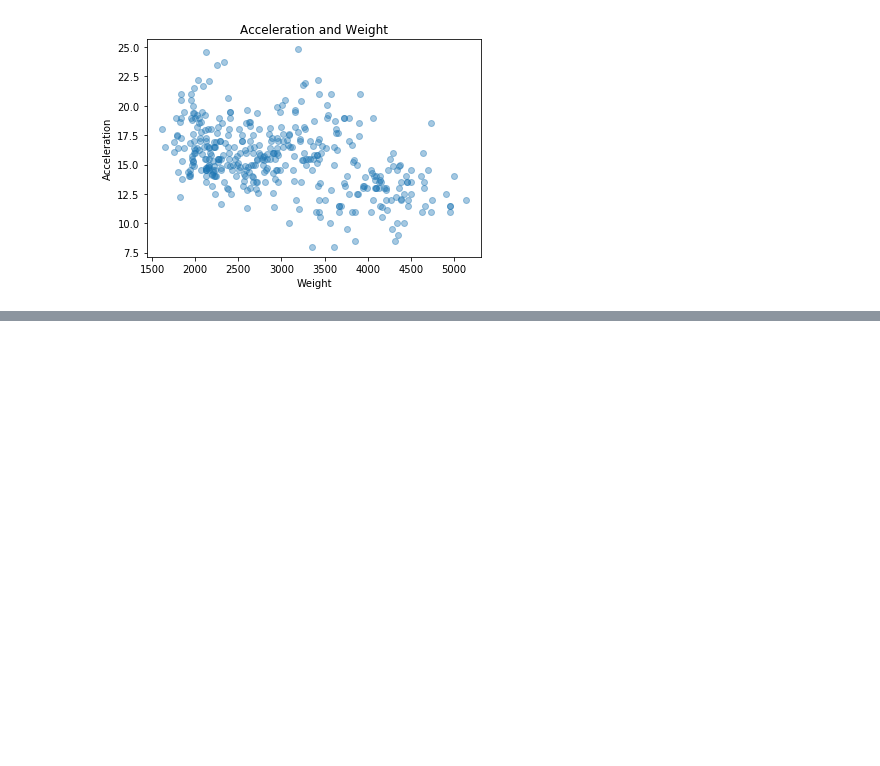
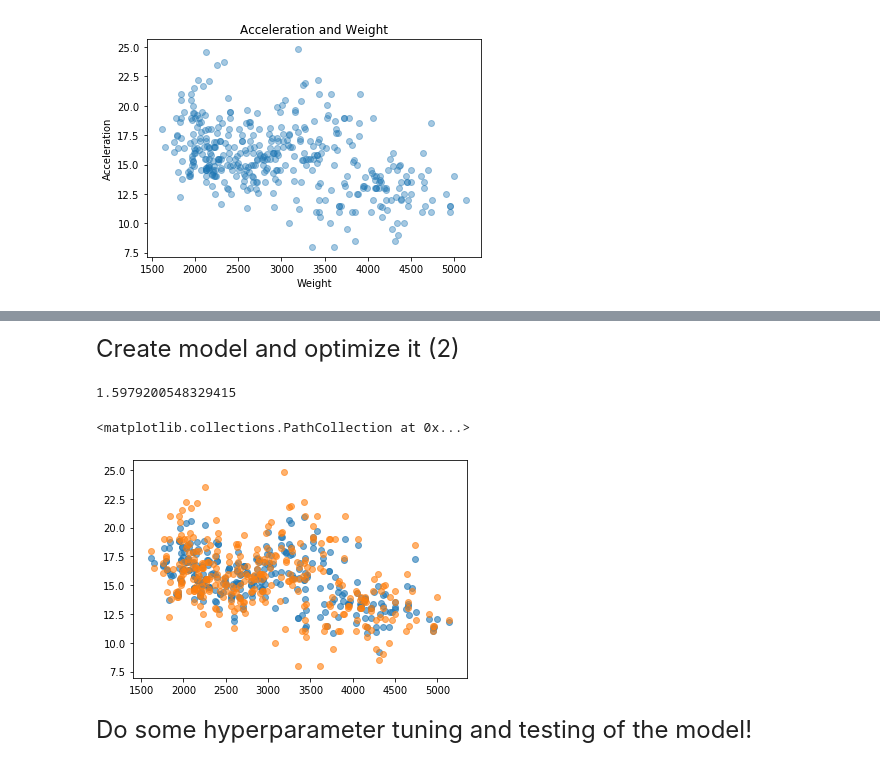
Before and after one commit to Treadder/MachineLearningHomework, a Jupyter notebook: Homework/Project2/Homework 2.ipynb, the cells around one changed output, grey strips where cells are left out. Saved outputs shown, nothing was run; the diff lists cells and outputs as text; code cells hidden in the pictures; blank space fills up the shorter version.

Commit message:
Got up to the hyperparameter tuning in Project 2

```diff
--- a/Homework/Project2/Homework 2.ipynb
+++ b/Homework/Project2/Homework 2.ipynb
@@ -160,0 +190,20 @@ TypeError: calculate_cost() missing 1 required positional argument: 'theta'
+# %%
+from sklearn.model_selection import train_test_split
+
+#Split up the "cars" dataframe into training and test sets.
+train_set, test_set = train_test_split(cars, test_size=0.2, random_state=42)
+display(train_set.head())
+
+#These are the instance and label columns that we'll use for training.
+weight = train_set["Weight"]
+acceleration = train_set["Acceleration"]
+
+#This is a hacky way to make the "weight" parameter play nicely with the scikit-learn api.
+#I really hope that the added indexing column isn't actually being used in any way. (Pretty sure it's not.)
+#Also, it's good to note that the indexes are all out of wack because I used train_test_split.
+weight = pd.DataFrame(weight)
+display(weight.head())
+
+#These are the test instance and label columns we'll use to optimize the model.
+test_weight = test_set["Weight"]
+test_acceleration = test_set["Acceleration"]
@@ -160,0 +223,28 @@ TypeError: calculate_cost() missing 1 required positional argument: 'theta'
+# %% [markdown]
+<font size="5">Create model and optimize it (2)</font>
+# %%
+from sklearn.ensemble import RandomForestRegressor
+from sklearn.metrics import mean_squared_error
+
+regressor = RandomForestRegressor()
+
+#the first parameter has to be 2 dimensional. The second is the labels.
+#right here we're fitting the regressor, which at this point feels like a bit of a black box.
+fit = regressor.fit(weight, acceleration)
+
+#Make some predictions with our regressor
+predictions = regressor.predict(weight)
+
+#Find the Mean Squared Error between our prediction vector and our label vector
+mse = mean_squared_error(acceleration, predictions)
+print(mse)
+
+#Let's see how good our algorithm is doing! (It's very nonlinear.)
+plt.scatter(weight, predictions, alpha = 0.6)
+plt.scatter(weight, acceleration, alpha = 0.6)
+# %% [output]
+1.5979200548329415
+<matplotlib.collections.PathCollection at 0x...>
+[figure, added]
+# %% [markdown]
+<font size="5">Do some hyperparameter tuning and testing of the model!</font>
```
Also changed, not shown: parts of 10 cells of this notebook.
